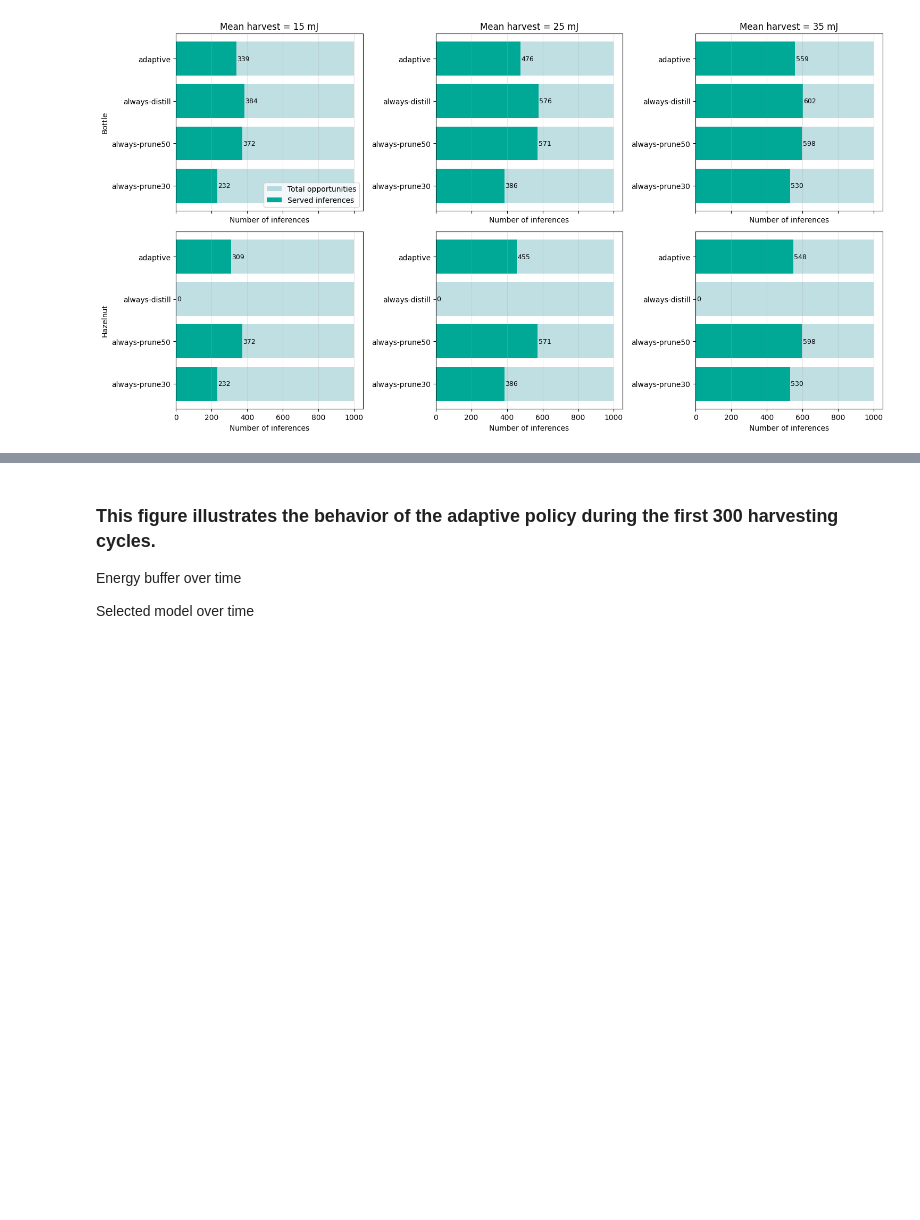
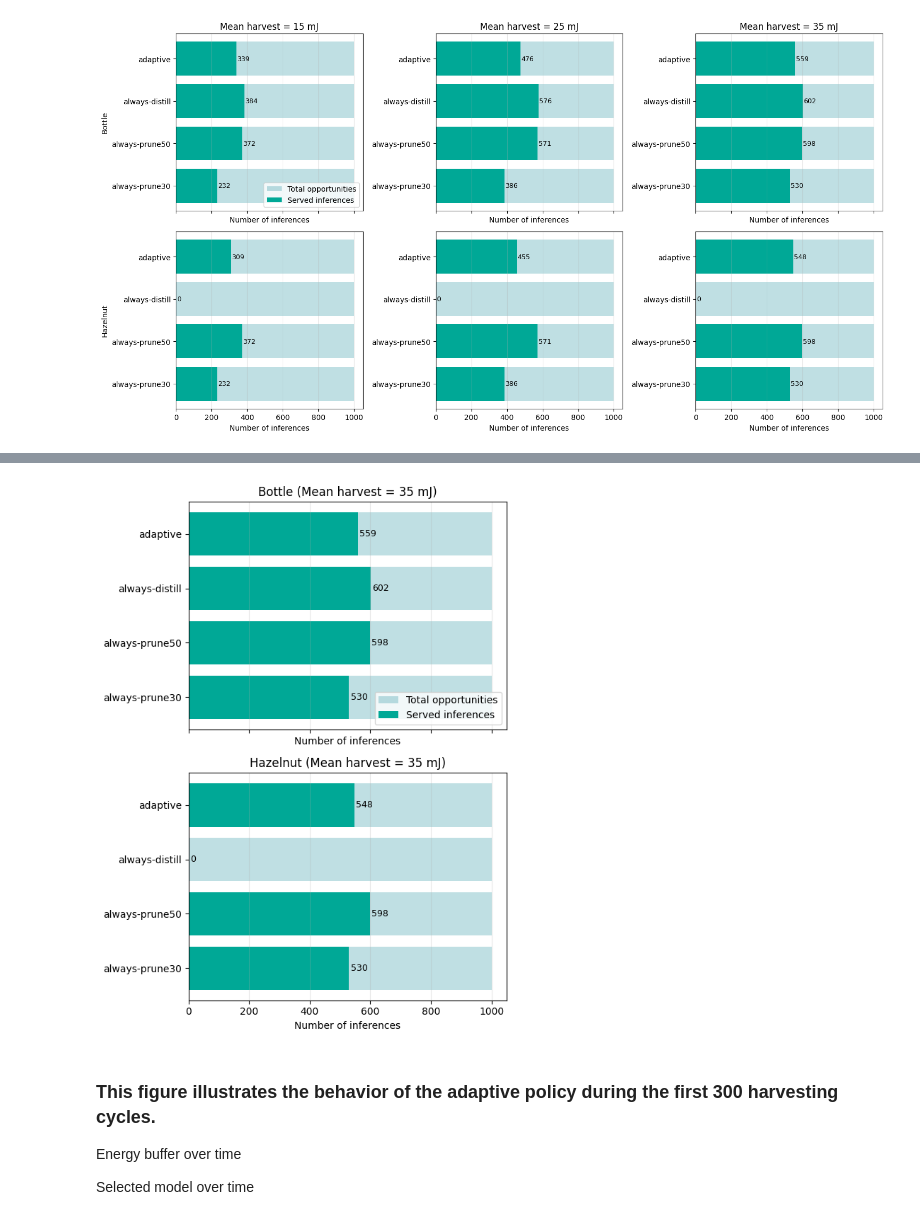
Before and after one commit to ilkabret/LowPowerES, a Jupyter notebook: Final_Project/Stage4_EnergyAdaptive.ipynb, the cells around one changed output, grey strips where cells are left out. Saved outputs shown, nothing was run; the diff lists cells and outputs as text; code cells hidden in the pictures; blank space fills up the shorter version.

Commit message:
Added another figure

```diff
--- a/Final_Project/Stage4_EnergyAdaptive.ipynb
+++ b/Final_Project/Stage4_EnergyAdaptive.ipynb
@@ -1077,3 +1079,103 @@ plt.show()
+# %%
+import matplotlib.pyplot as plt
+import numpy as np
+
+CAP_mJ = 400.0
+N_CYCLES = 1000
+FLOOR = 86
+
+HARVEST_MEAN = 35.0  # single harvest condition
+
+served_color = "#00a896"
+total_color = "#028090"
+
+strategies = [
+    ("prune30", "always-prune30"),
+    ("prune50", "always-prune50"),
+    ("distill", "always-distill"),
+    ("adaptive", "adaptive"),
+]
+
+fig, axes = plt.subplots(
+    2,
+    1,
+    figsize=(6, 8),
+    sharex=True
+)
+
+# Same random realization for every strategy
+np.random.seed(0)
+harvest = make_harvest_trace(N_CYCLES, HARVEST_MEAN)
+
+for row, cat in enumerate(["bottle", "hazelnut"]):
+
+    ax = axes[row]
+
+    labels = []
+    foreground_vals = []
+    total_vals = []
+
+    for strategy, label in strategies:
+
+        r = simulate_harvest(
+            cat,
+            strategy,
+            harvest,
+            floor=FLOOR,
+        )
+
+        labels.append(label)
+        foreground_vals.append(r["above_floor"])          # Served above AUROC floor
+        total_vals.append(r["n_served"] + r["missed"])    # Total inference opportunities
+
+    y = np.arange(len(labels))
+
+    # Background bars (total opportunities)
+    ax.barh(
+        y,
+        total_vals,
+        color=total_color,
+        alpha=0.25,
+        label="Total opportunities" if row == 0 else None,
+    )
+
+    # Foreground bars (served)
+    bars = ax.barh(
+        y,
+        foreground_vals,
+        color=served_color,
+        label="Served inferences" if row == 0 else None,
+    )
+
+    # Value labels
+    for bar, value in zip(bars, foreground_vals):
+        ax.text(
+            value + 5,
+            bar.get_y() + bar.get_height() / 2,
+            str(value),
+            va="center",
+            fontsize=9,
+        )
+
+    ax.set_yticks(y)
+    ax.set_yticklabels(labels)
+    ax.grid(axis="x", alpha=0.3)
+
+    ax.set_title(f"{cat.capitalize()} (Mean harvest = {HARVEST_MEAN:.0f} mJ)")
+    ax.set_xlabel("Number of inferences")
+
+axes[0].legend(loc="lower right")
+
+plt.tight_layout()
+plt.savefig(
+    "Harvest_InferencesServed.png",
+    dpi=300,
+    bbox_inches="tight",
+)
+
+plt.show()
+# %% [output]
+[figure, added]
 # %% [markdown]
 ### This figure illustrates the behavior of the adaptive policy during the first 300 harvesting cycles.
 
```
Also changed, not shown: parts of 1 cell of this notebook, 3 other files.
